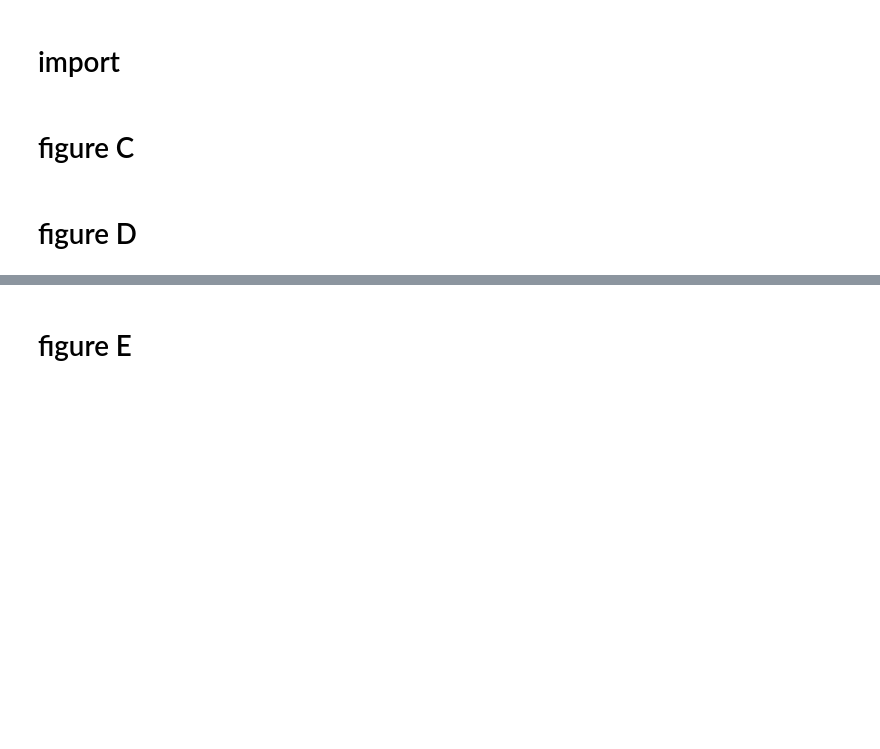
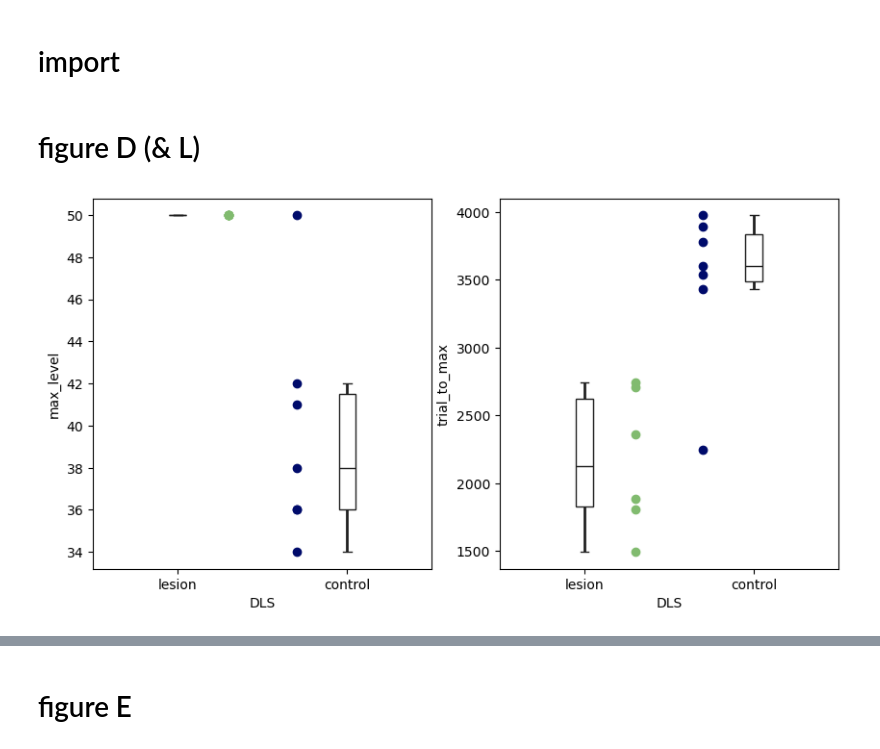
Before and after one commit to EmmettJT/procedural_replay_paper_2025, a Jupyter notebook: ED_2/ED2_plots.ipynb, the cells around one changed output, grey strips where cells are left out. Saved outputs shown, nothing was run; the diff lists cells and outputs as text; code cells hidden in the pictures; blank space fills up the shorter version.

```diff
--- a/ED_2/ED2_plots.ipynb
+++ b/ED_2/ED2_plots.ipynb
@@ -1,4 +1,2 @@
 # %% [markdown]
 # import
-# %% [markdown]
-# figure C
@@ -5,2 +156,2 @@
 # %% [markdown]
-# figure D
+# figure D (& L)
@@ -6,0 +207,20 @@
+# %%
+fig,[ax,ax1] = plt.subplots(1, 2, figsize=(10, 5))
+
+ax1.plot([0.3]*len(dls_c_t_reached), dls_c_t_reached,'o',color = '#81BB6F')
+ax1.plot([0.7]*len(dls_l_t_reached), dls_l_t_reached,'o',color = '#000B6B')
+plot_df = pd.DataFrame({'DLS': ['lesion']*len(dls_c_t_reached) + ['control']*len(dls_l_t_reached),'trial_to_max': dls_c_t_reached+dls_l_t_reached})
+ax1=sns.boxplot( y = 'trial_to_max', x = 'DLS', data = plot_df, color = "#000B6B", width = .1, zorder = 10,\
+            showcaps = True, boxprops = {'facecolor':'none', "zorder":10},\
+            showfliers=False, whiskerprops = {'linewidth':2, "zorder":10},\
+               saturation = 1, orient = 'v',ax = ax1)
+
+ax.plot([0.3]*len(dls_c_max_l), dls_c_max_l,'o',color = '#81BB6F')
+ax.plot([0.7]*len(dls_l_max_l), dls_l_max_l,'o',color = '#000B6B')
+plot_df1 = pd.DataFrame({'DLS': ['lesion']*len(dls_c_max_l) + ['control']*len(dls_l_max_l),'max_level': dls_c_max_l+dls_l_max_l})
+ax=sns.boxplot( y = 'max_level', x = 'DLS', data = plot_df1, color = "#000B6B", width = .1, zorder = 10,\
+            showcaps = True, boxprops = {'facecolor':'none', "zorder":10},\
+            showfliers=False, whiskerprops = {'linewidth':2, "zorder":10},\
+               saturation = 1, orient = 'v',ax = ax)
+# %% [output]
+[figure, added]
```
Also changed, not shown: parts of 8 cells of this notebook, 13 other files.
